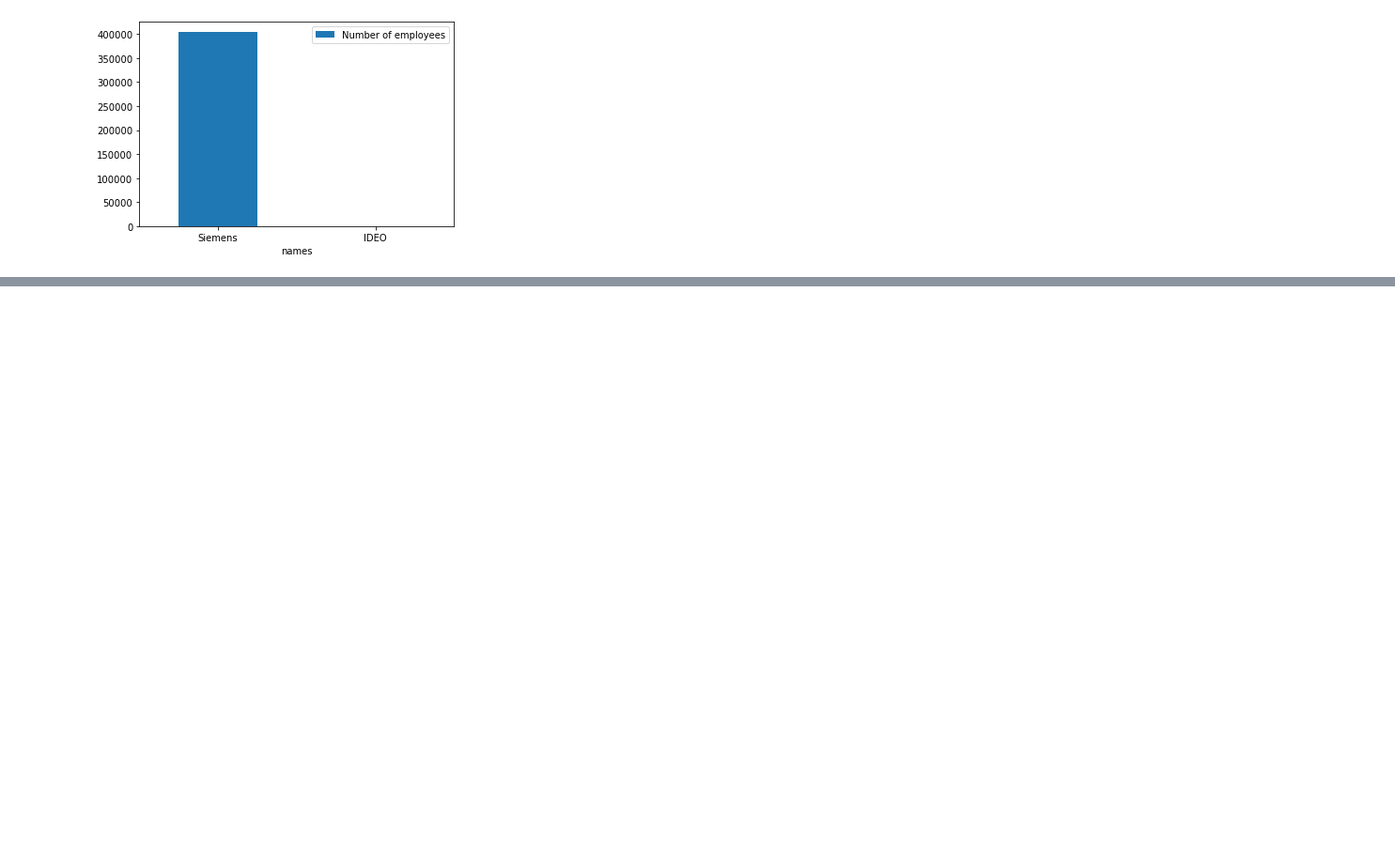
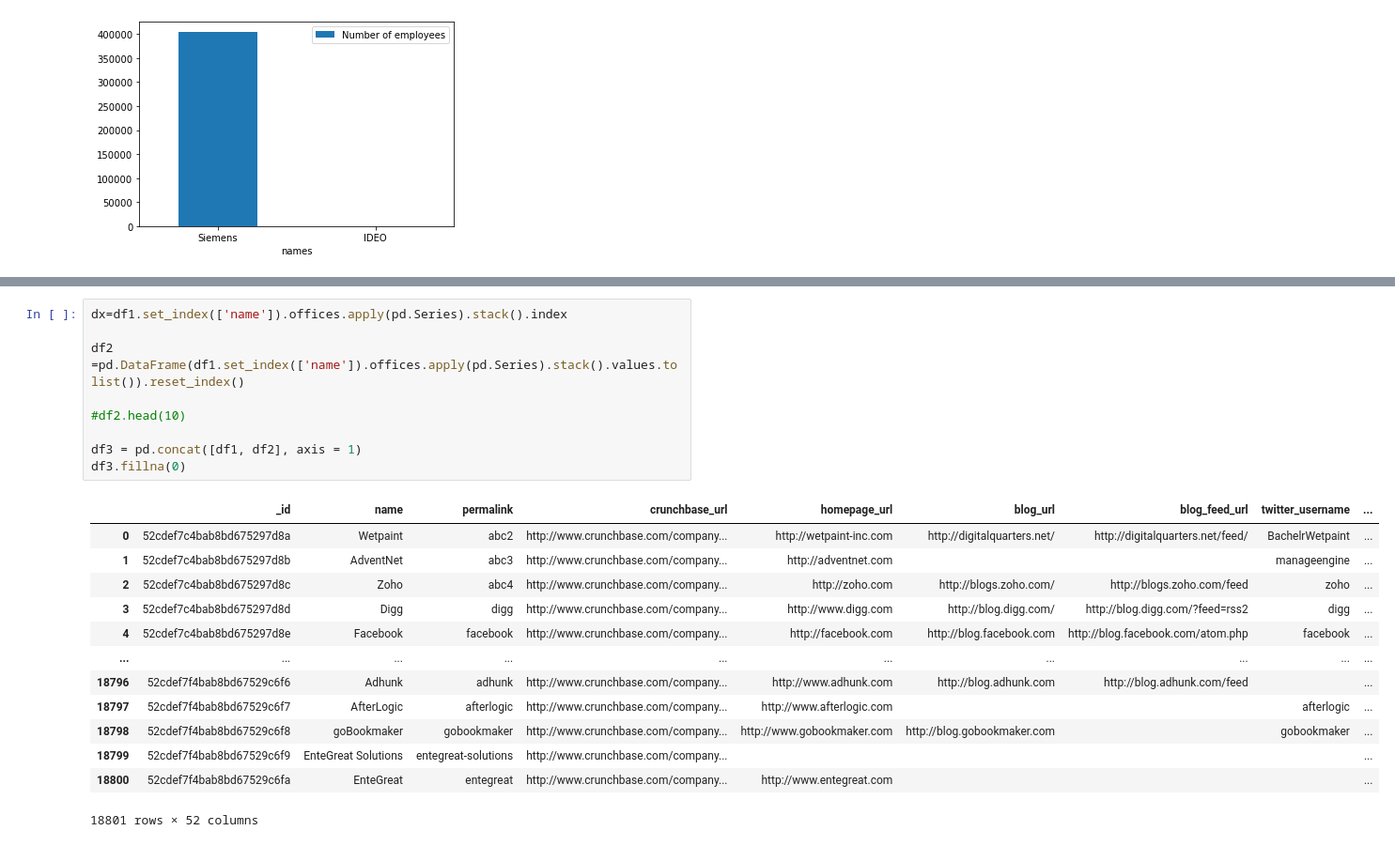
Before and after one commit to aguilareduardo32/datamex_102020, a Jupyter notebook: module-2/Mongo project/Untitled.ipynb, the cells around one changed output, grey strips where cells are left out. Shown: that part at 94% size. Saved outputs shown, nothing was run; the diff lists cells and outputs as text; blank space fills up the shorter version.

```diff
--- a/module-2/Mongo project/Untitled.ipynb
+++ b/module-2/Mongo project/Untitled.ipynb
@@ -171,0 +162,23 @@ TypeError: 'float' object is not subscriptable
+# %%
+dx=df1.set_index(['name']).offices.apply(pd.Series).stack().index
+
+df2 =pd.DataFrame(df1.set_index(['name']).offices.apply(pd.Series).stack().values.tolist()).reset_index()
+
+#df2.head(10)
+
+df3 = pd.concat([df1, df2], axis = 1)
+df3.fillna(0)
+# %% [output]
+|  | _id | name | permalink | crunchbase_url | homepage_url | blog_url | blog_feed_url | twitter_username | ... |
+| 0 | 52cdef7c4bab8bd675297d8a | Wetpaint | abc2 | http://www.crunchbase.com/company... | http://wetpaint-inc.com | http://digitalquarters.net/ | http://digitalquarters.net/feed/ | BachelrWetpaint | ... |
+| 1 | 52cdef7c4bab8bd675297d8b | AdventNet | abc3 | http://www.crunchbase.com/company... | http://adventnet.com |  |  | manageengine | ... |
+| 2 | 52cdef7c4bab8bd675297d8c | Zoho | abc4 | http://www.crunchbase.com/company... | http://zoho.com | http://blogs.zoho.com/ | http://blogs.zoho.com/feed | zoho | ... |
+| 3 | 52cdef7c4bab8bd675297d8d | Digg | digg | http://www.crunchbase.com/company... | http://www.digg.com | http://blog.digg.com/ | http://blog.digg.com/?feed=rss2 | digg | ... |
+| 4 | 52cdef7c4bab8bd675297d8e | Facebook | facebook | http://www.crunchbase.com/company... | http://facebook.com | http://blog.facebook.com | http://blog.facebook.com/atom.php | facebook | ... |
+| ... | ... | ... | ... | ... | ... | ... | ... | ... | ... |
+| 18796 | 52cdef7f4bab8bd67529c6f6 | Adhunk | adhunk | http://www.crunchbase.com/company... | http://www.adhunk.com | http://blog.adhunk.com | http://blog.adhunk.com/feed |  | ... |
+| 18797 | 52cdef7f4bab8bd67529c6f7 | AfterLogic | afterlogic | http://www.crunchbase.com/company... | http://www.afterlogic.com |  |  | afterlogic | ... |
+| 18798 | 52cdef7f4bab8bd67529c6f8 | goBookmaker | gobookmaker | http://www.crunchbase.com/company... | http://www.gobookmaker.com | http://blog.gobookmaker.com |  | gobookmaker | ... |
+| 18799 | 52cdef7f4bab8bd67529c6f9 | EnteGreat Solutions | entegreat-solutions | http://www.crunchbase.com/company... |  |  |  |  | ... |
+| 18800 | 52cdef7f4bab8bd67529c6fa | EnteGreat | entegreat | http://www.crunchbase.com/company... | http://www.entegreat.com |  |  |  | ... |
+18801 rows × 52 columns
```
Also changed, not shown: parts of 9 cells of this notebook, 1 other file.
